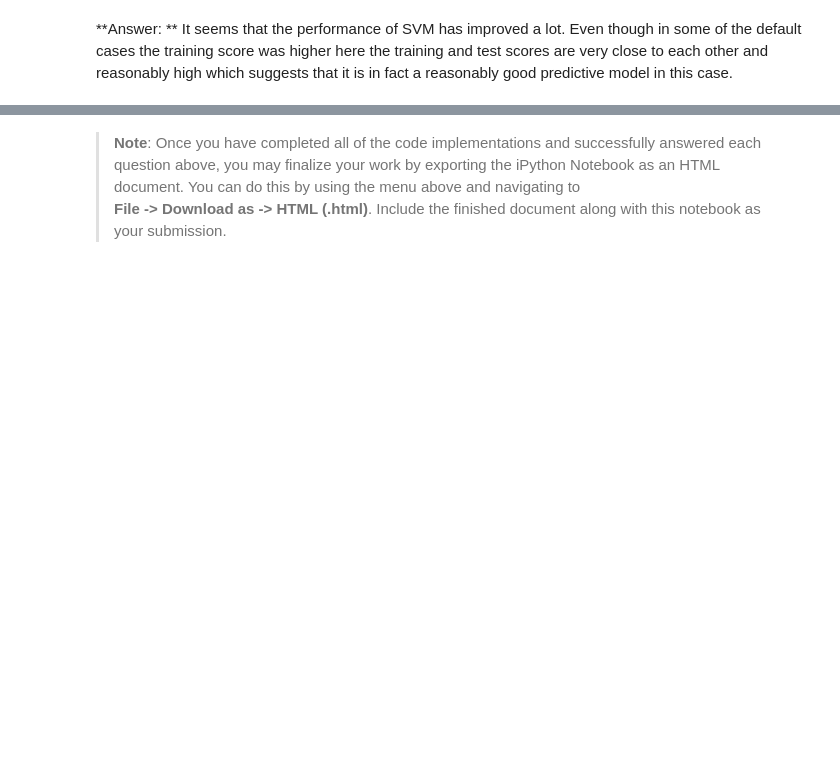
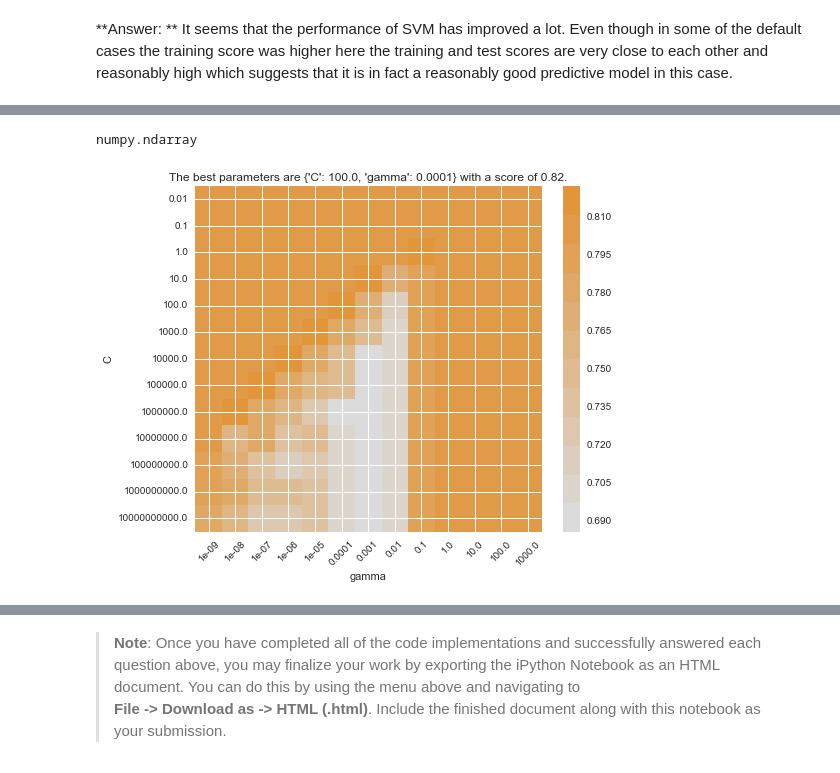
Before and after one commit to analesin/Machine_learning_udacity, a Jupyter notebook: student_intervention/student_intervention.ipynb, the cells around one changed output, grey strips where cells are left out. Saved outputs shown, nothing was run; the diff lists cells and outputs as text; code cells hidden in the pictures; blank space fills up the shorter version.

```diff
--- a/student_intervention/student_intervention.ipynb
+++ b/student_intervention/student_intervention.ipynb
@@ -652,0 +709,30 @@ Tuned model has a testing F1 score of 0.8219.
+# %%
+type(xticks)
+# %% [output]
+numpy.ndarray
+# %%
+import matplotlib.pyplot as plt
+%matplotlib inline
+from matplotlib import colors
+from matplotlib.colors import ListedColormap
+
+ddl_heat = ['#DBDBDB','#DCD5CC','#DCCEBE','#DDC8AF','#DEC2A0','#DEBB91',\
+            '#DFB583','#DFAE74','#E0A865','#E1A256','#E19B48','#E29539']
+ddlheatmap = colors.ListedColormap(ddl_heat)
+
+scores = [x[1] for x in grid_obj.grid_scores_]
+scores = np.array(scores).reshape(len(C_range), len(gamma_range))
+
+plt.figure(figsize=(8, 6))
+plt.subplots_adjust(left=.2, right=0.95, bottom=0.15, top=0.95)
+plt.imshow(scores, interpolation='nearest', cmap=ddlheatmap)
+plt.xlabel('gamma')
+plt.ylabel('C')
+plt.colorbar()
+plt.xticks(np.arange(len(gamma_range)), gamma_range, rotation=45)
+plt.yticks(np.arange(len(C_range)), C_range)
+plt.title("The best parameters are {} with a score of {:0.2f}.".format(grid_obj.best_params_, grid_obj.best_score_))
+
+plt.show()
+# %% [output]
+[figure, added]
```
Also changed, not shown: parts of 9 cells of this notebook.
